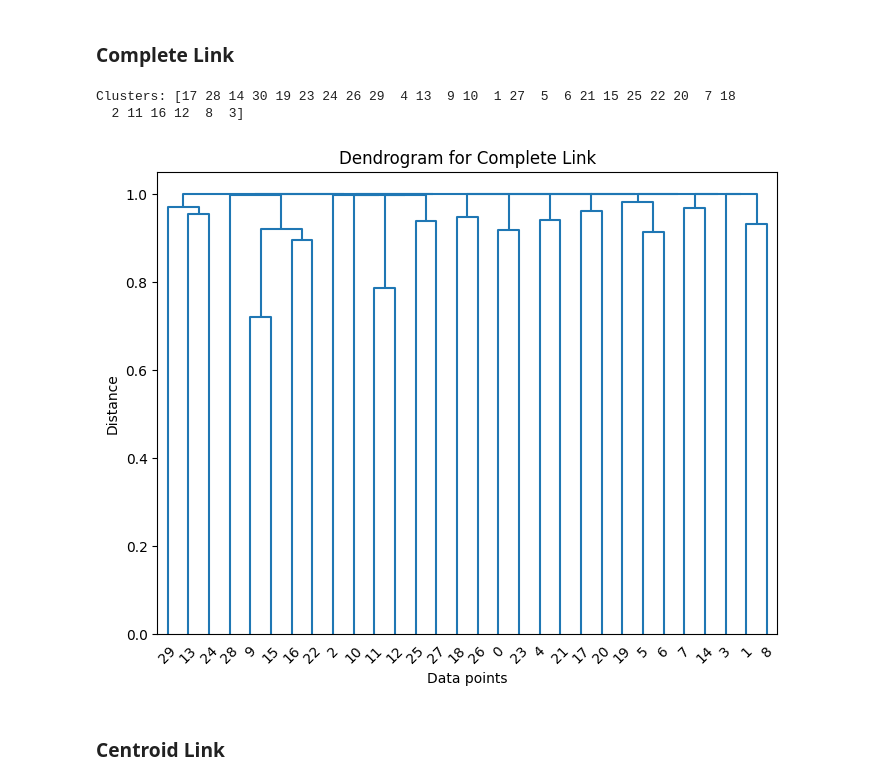
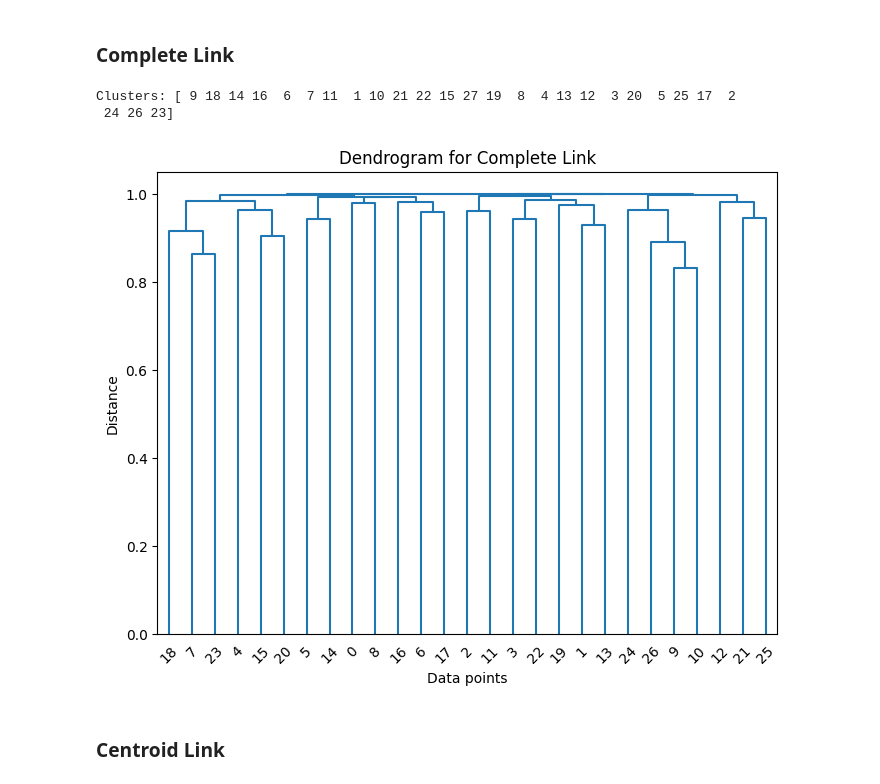
Before and after one commit to nirmaljayin/natural-language-processing, a Jupyter notebook: IR_Assignment_2_GRP_74_PS_8.ipynb, the cells around one changed output. Cells and saved outputs as stored; diff of their text form; code cells hidden in the pictures.

```diff
--- a/IR_Assignment_2_GRP_74_PS_8.ipynb
+++ b/IR_Assignment_2_GRP_74_PS_8.ipynb
@@ -290,7 +294,7 @@ class Preprocessor:
 
         # Remove punctuations and stop words
         filtered_tokens = filter(
-            lambda token: not (self.is_stop_word(token=token)),
+            lambda token: not (self.is_stop_word(token=token) or token.isdigit() or self.is_punctuation(token=token)),
             tokens,
         )
 
@@ -569,33 +569,33 @@ Clusters: [13 19 29 24  1 16 17 20 15  7 30 11 12  3 28  8  9 22  5 25 23  2 10
 # %% [markdown]
 ### **Complete Link**
 # %%
-def complete_link(tfidf_matrix: dict[int, pd.Series], *, plot=False) -> None:
+def complete_link(tfidf_matrix: dict[int, pd.Series], *, plot: bool = False) -> None:
     """Perform complete-link hierarchical clustering."""
     # Convert the TF-IDF matrix to a DataFrame so that all the vectors have same dimension
-    df = pd.DataFrame(tfidf_matrix).fillna(0).transpose()
+    tfidf_array = pd.DataFrame(tfidf_matrix).fillna(0).transpose()
     # Perform hierarchical clustering
-    linked = linkage(df, method='complete', metric='cosine')
+    linked = linkage(tfidf_array, method="complete", metric="cosine")
 
     if plot:
         # For logging flattened clusters with a distance threshold
-        clusters = fcluster(linked, t=0.5, criterion='distance')
+        clusters = fcluster(linked, t=0.5, criterion="distance")
         logger.info(f"Clusters: {clusters}")
 
         plt.figure(figsize=(8, 6), dpi=100)
         dendrogram(linked, truncate_mode="level")
 
         plt.title("Dendrogram for Complete Link")
         plt.xlabel("Data points")
         plt.ylabel("Distance")
 
         plt.show()
 
 
 complete_link(tfidf_matrix, plot=True)
 # %% [output]
-Clusters: [17 28 14 30 19 23 24 26 29  4 13  9 10  1 27  5  6 21 15 25 22 20  7 18
-  2 11 16 12  8  3]
+Clusters: [ 9 18 14 16  6  7 11  1 10 21 22 15 27 19  8  4 13 12  3 20  5 25 17  2
+ 24 26 23]
-[figure, old version]
+[figure, new version]
 # %% [markdown]
 ### **Centroid Link**
 # %%
```
Also changed, not shown: parts of 9 cells of this notebook, 8 other files.
